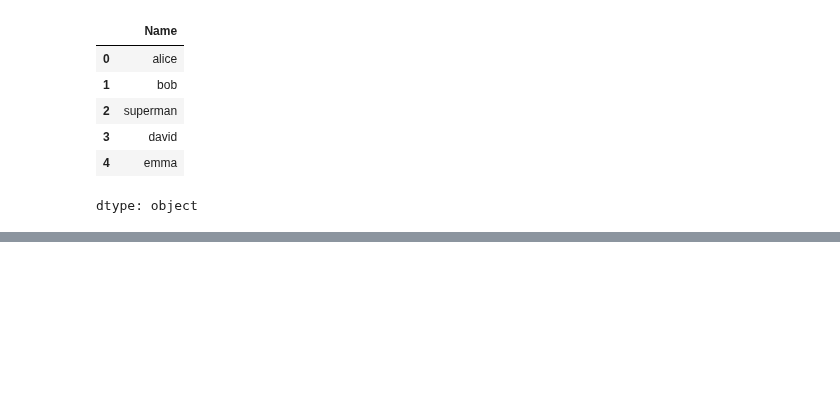
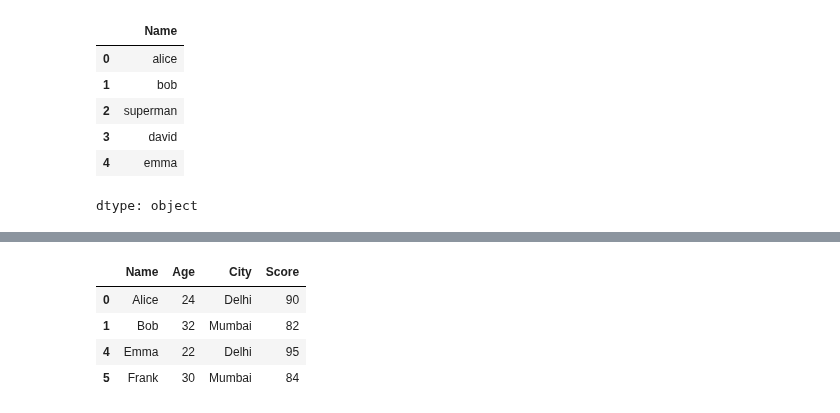
Before and after one commit to sh1vam31/Complete_DataScience, a Jupyter notebook: Pandas.ipynb, the cells around one changed output, grey strips where cells are left out. Saved outputs shown, nothing was run; the diff lists cells and outputs as text; code cells hidden in the pictures; blank space fills up the shorter version.

```diff
--- a/Pandas.ipynb
+++ b/Pandas.ipynb
@@ -713,0 +737,8 @@ dtype: object
+# %%
+df[df["City"].isin(["Delhi", "Mumbai"])]
+# %% [output]
+|  | Name | Age | City | Score |
+| 0 | Alice | 24 | Delhi | 90 |
+| 1 | Bob | 32 | Mumbai | 82 |
+| 4 | Emma | 22 | Delhi | 95 |
+| 5 | Frank | 30 | Mumbai | 84 |
```
Also changed, not shown: parts of 4 cells of this notebook.
